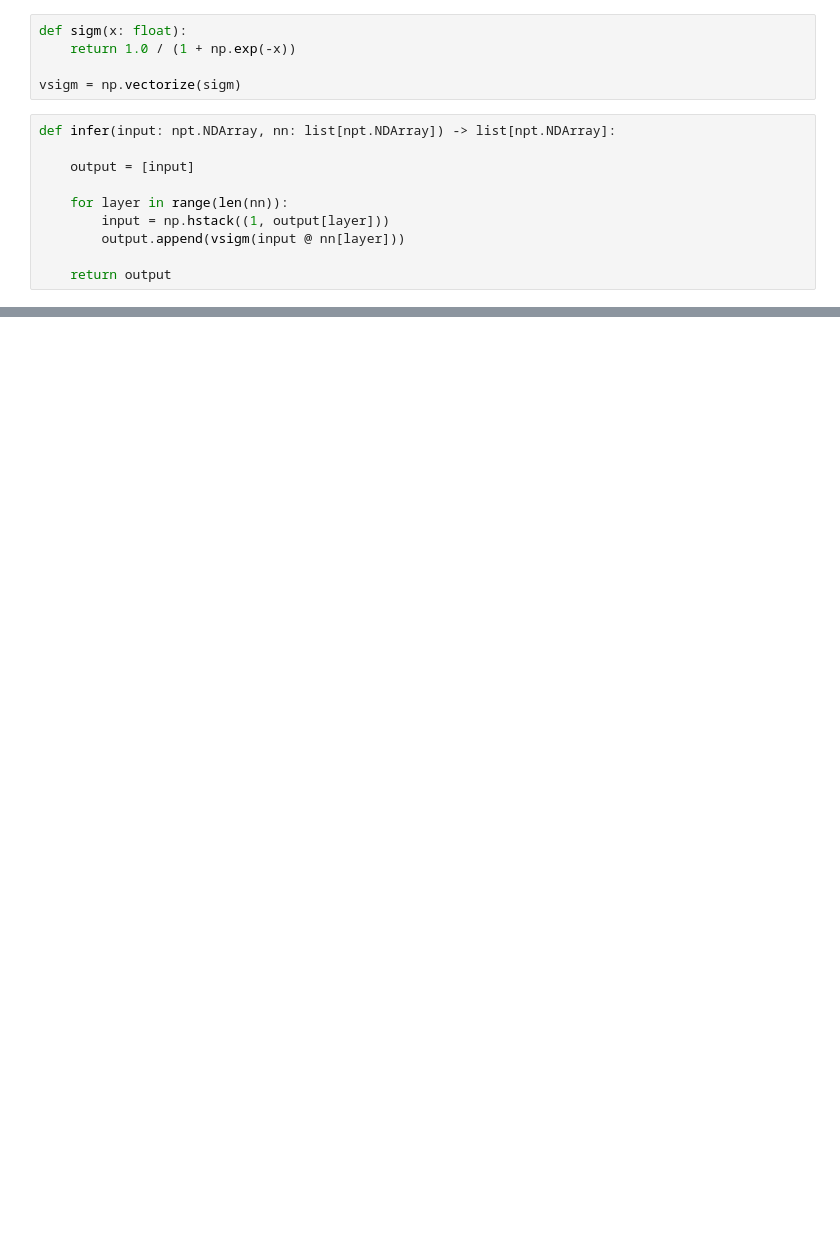
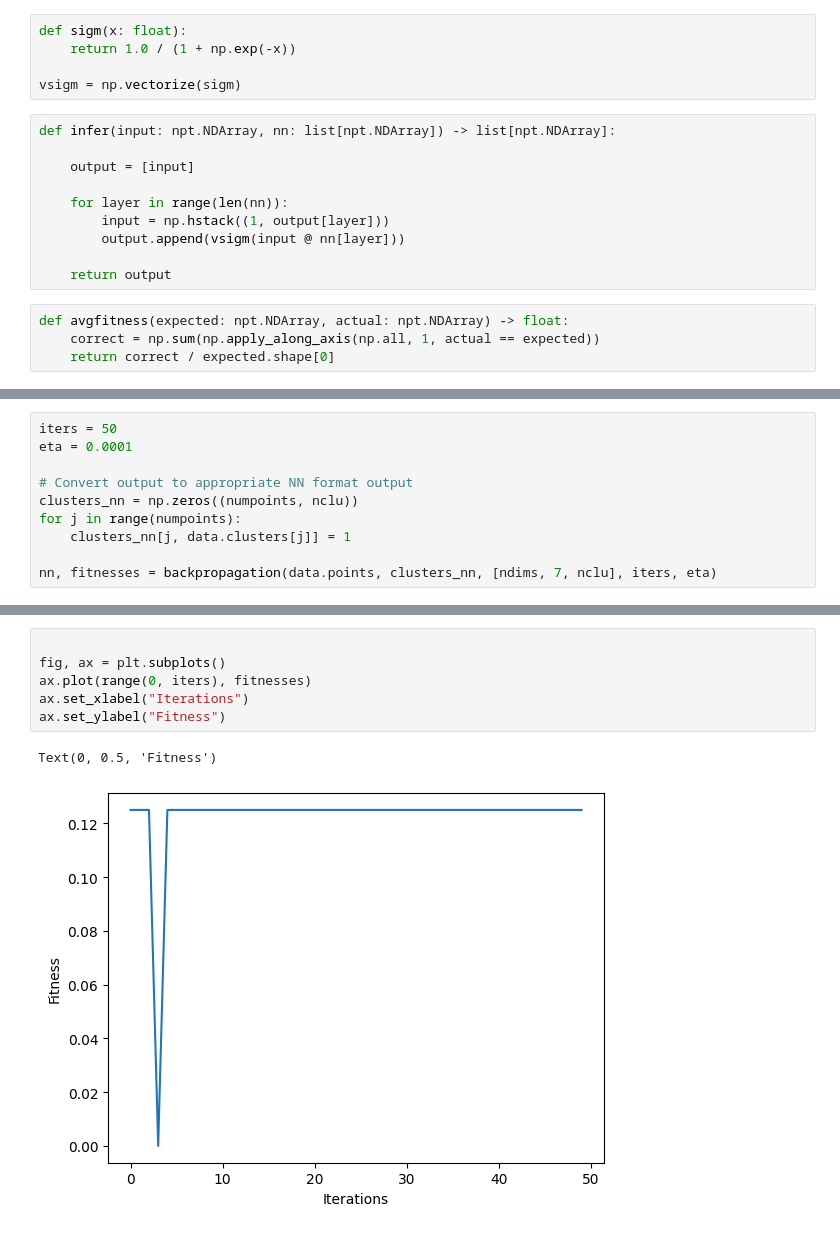
Before and after one commit to nunofachada/mlbook, a Jupyter notebook: 04_neuralnetworks/neuralnetworks.ipynb, the cells around one changed output, grey strips where cells are left out. Drawn from its saved outputs; the diff is of its cells as text; blank space fills up the shorter version.

```diff
--- a/04_neuralnetworks/neuralnetworks.ipynb
+++ b/04_neuralnetworks/neuralnetworks.ipynb
@@ -18,4 +20,8 @@ def infer(input: npt.NDArray, nn: list[npt.NDArray]) -> list[npt.NDArray]:
         output.append(vsigm(input @ nn[layer]))
 
     return output
+# %%
+def avgfitness(expected: npt.NDArray, actual: npt.NDArray) -> float:
+    correct = np.sum(np.apply_along_axis(np.all, 1, actual == expected))
+    return correct / expected.shape[0]
 # %%
@@ -59,0 +109,10 @@ infer(np.array([1,4,-3]), nn)
+# %%
+iters = 50
+eta = 0.0001
+
+# Convert output to appropriate NN format output
+clusters_nn = np.zeros((numpoints, nclu))
+for j in range(numpoints):
+    clusters_nn[j, data.clusters[j]] = 1
+
+nn, fitnesses = backpropagation(data.points, clusters_nn, [ndims, 7, nclu], iters, eta)
@@ -59,0 +137,9 @@ infer(np.array([1,4,-3]), nn)
+# %%
+
+fig, ax = plt.subplots()
+ax.plot(range(0, iters), fitnesses)
+ax.set_xlabel("Iterations")
+ax.set_ylabel("Fitness")
+# %% [output]
+Text(0, 0.5, 'Fitness')
+[figure, added]
```
Also changed, not shown: parts of 5 cells of this notebook.
